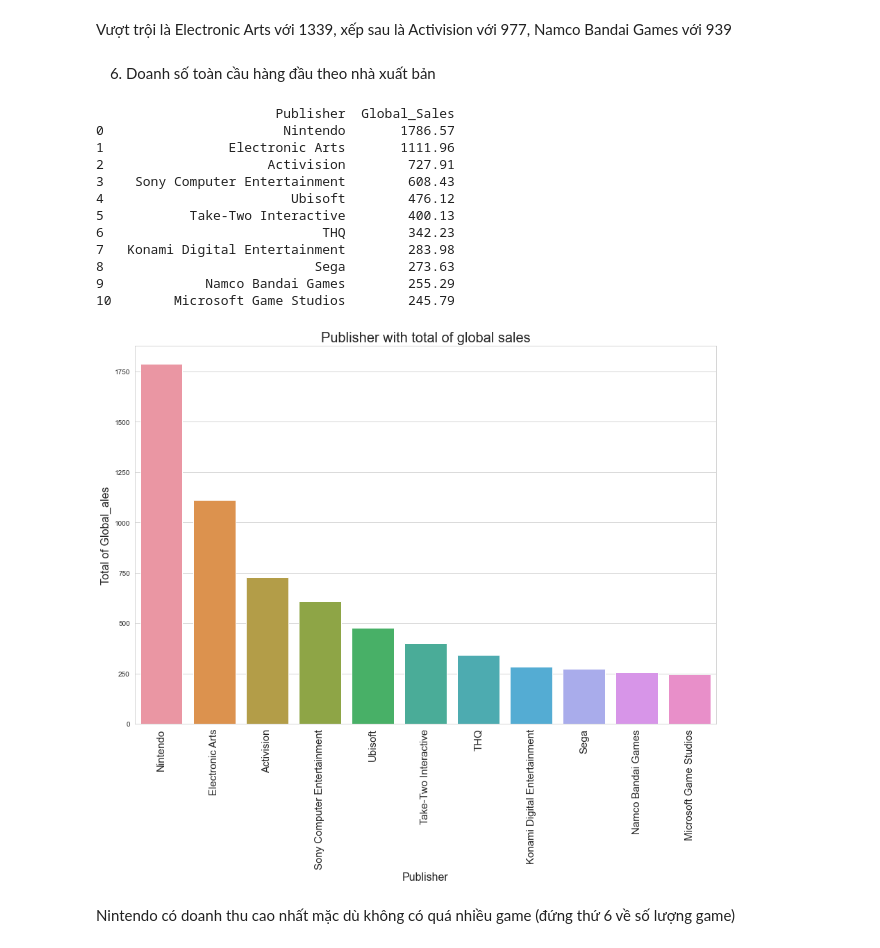
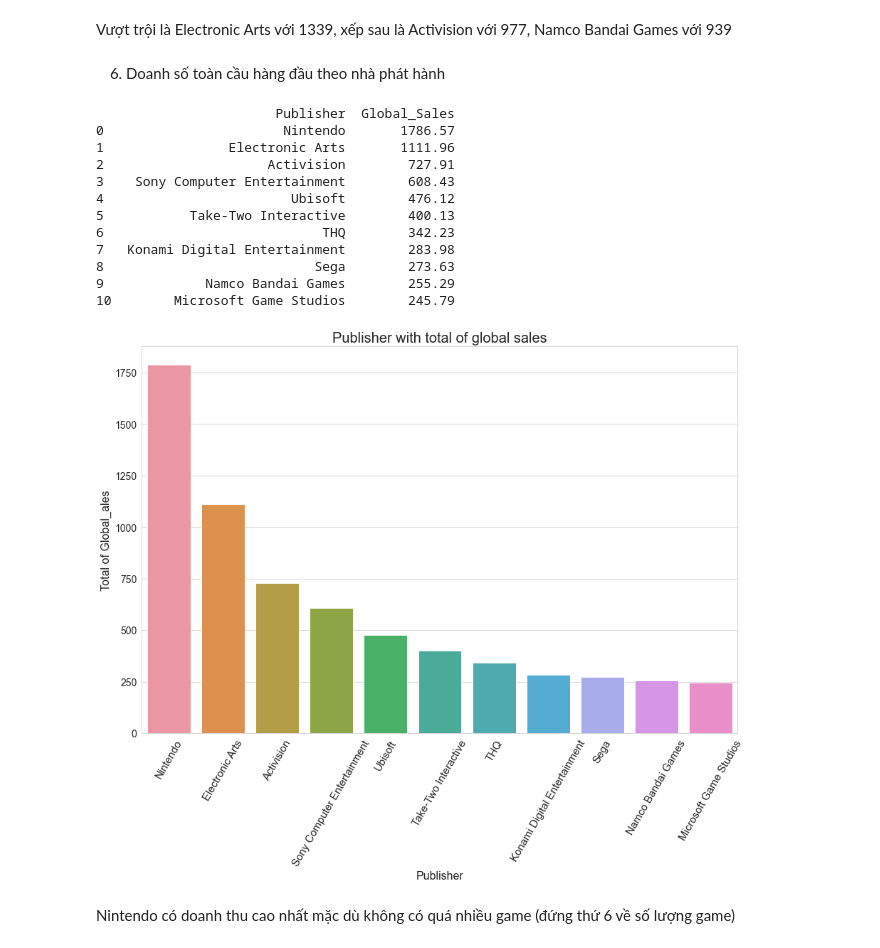
Before and after one commit to datnt183703/data, a Jupyter notebook: visualize.ipynb, the cells around one changed output. Drawn from its saved outputs; the diff is of its cells as text; code cells hidden in the pictures.

```diff
--- a/visualize.ipynb
+++ b/visualize.ipynb
@@ -231,7 +232,7 @@ print(top_publisher)
 # %% [markdown]
 Vượt trội là Electronic Arts với 1339, xếp sau là Activision với 977, Namco Bandai Games với 939
 # %% [markdown]
-6. Doanh số toàn cầu hàng đầu theo nhà xuất bản
+6. Doanh số toàn cầu hàng đầu theo nhà phát hành
 # %%
 sale_pbl = data[['Publisher', 'Global_Sales']]
 sale_pbl = sale_pbl.groupby('Publisher')['Global_Sales'].sum().sort_values(ascending=False).head(11)
@@ -240,26 +241,27 @@ sale_pbl = pd.DataFrame(sale_pbl).reset_index()
 # %%
 plt.figure(figsize=(15, 10))
 sns.barplot(x='Publisher', y='Global_Sales', data=sale_pbl)
-plt.xticks(rotation=90, fontsize= 15)
+plt.xticks(rotation=60, fontsize= 15)
+plt.yticks(fontsize = 14)
 plt.title("Publisher with total of global sales", fontsize=20)
 plt.xlabel('Publisher', fontsize = 16)
 plt.ylabel('Total of Global_ales',fontsize=16)
 plt.savefig('6.png')
 print(sale_pbl)
 # %% [output]
                        Publisher  Global_Sales
 0                       Nintendo       1786.57
 1                Electronic Arts       1111.96
 2                     Activision        727.91
 3    Sony Computer Entertainment        608.43
 4                        Ubisoft        476.12
 5           Take-Two Interactive        400.13
 6                            THQ        342.23
 7   Konami Digital Entertainment        283.98
 8                           Sega        273.63
 9             Namco Bandai Games        255.29
 10        Microsoft Game Studios        245.79
-[figure, old version]
+[figure, new version]
 # %% [markdown]
 Nintendo có doanh thu cao nhất mặc dù không có quá nhiều game (đứng thứ 6 về số lượng game)
 # %% [markdown]
```
Also changed, not shown: parts of 7 cells of this notebook.
